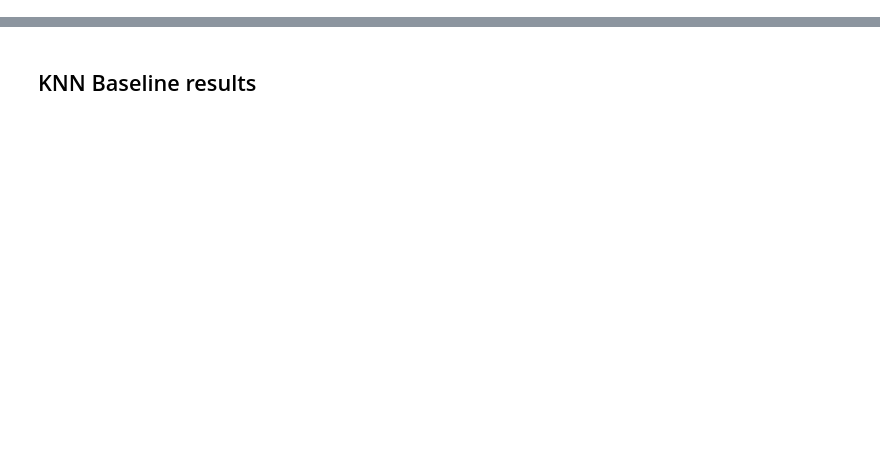
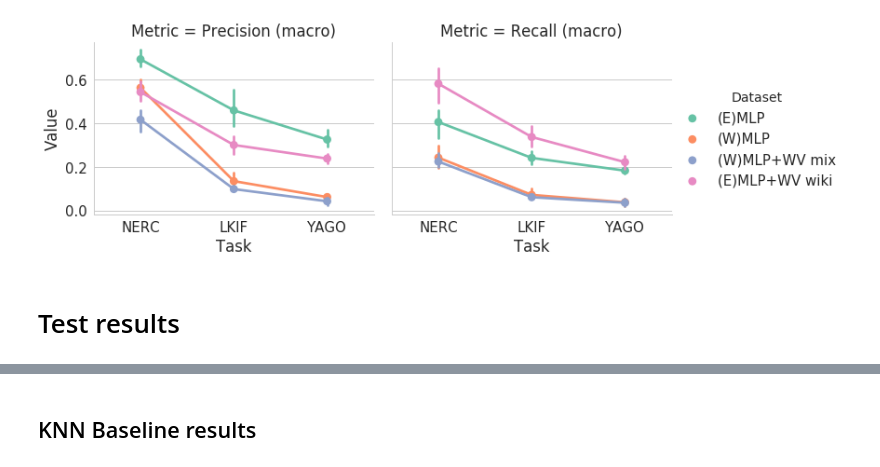
Before and after one commit to MIREL-UNC/mirel-scripts, a Jupyter notebook: Fast results.ipynb, the cells around one changed output, grey strips where cells are left out. Cells and saved outputs as stored; diff of their text form; code cells hidden in the pictures; blank space fills up the shorter version.

```diff
--- a/Fast results.ipynb
+++ b/Fast results.ipynb
@@ -426,0 +168,15 @@ General Results
+# %%
+for x in all_evaluation_results:
+    x.sort_index(inplace=True)
+indexer = [slice(None)]*len(all_evaluation_results[0].index.names)
+selected_datasets = [
+    'handcrafted', 'wv_wiki', 'handcrafted_wiki_classifier', 'wv_mixed_wiki_classifier'
+]
+indexer[all_evaluation_results[0].index.names.index('Dataset')] = selected_datasets
+to_graphic = [res.loc[tuple(indexer),:] for res in all_evaluation_results]
+plot_datasets_all_tasks(to_graphic, columns=['Prec(macro)', 'Rec(macro)'])
+# %% [output]
+[figure, added]
+# %% [markdown]
+Test results
+====
```
Also changed, not shown: parts of 54 cells of this notebook.
